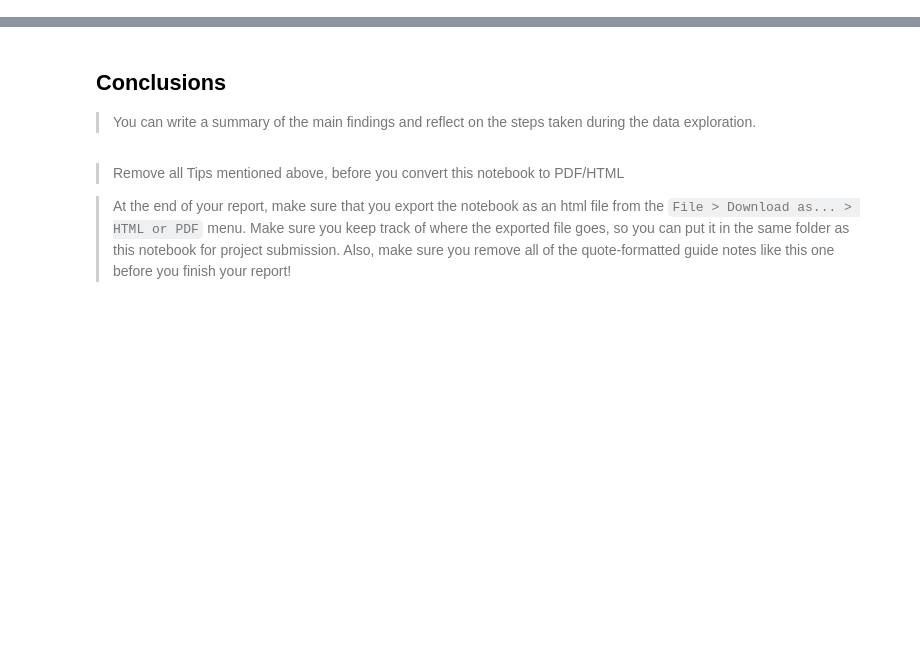
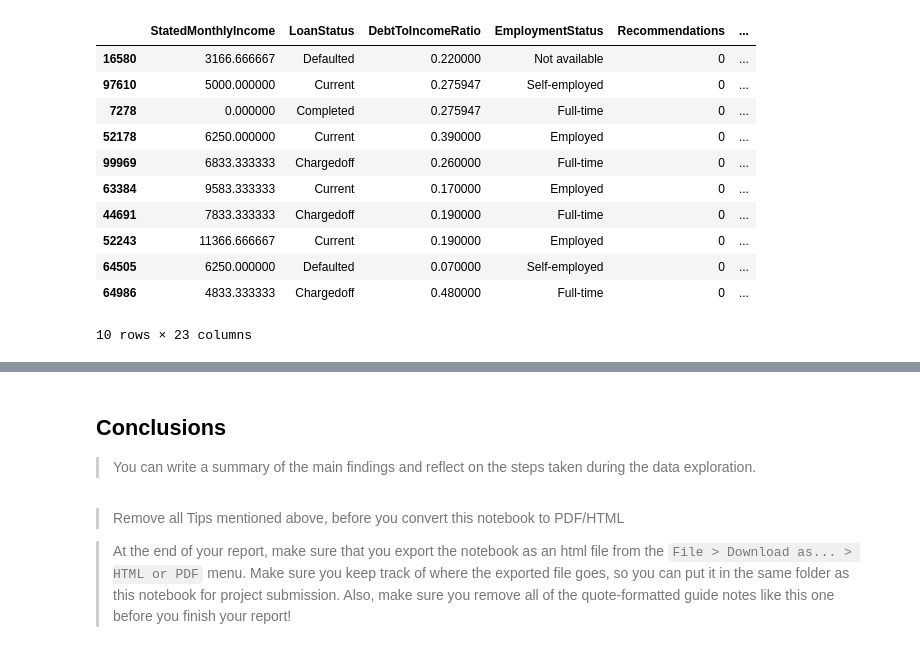
Before and after one commit to andisiambuku/Loans-Analysis-Project, a Jupyter notebook: Part_I_exploration_template.ipynb, the cells around one changed output, grey strips where cells are left out. Saved outputs shown, nothing was run; the diff lists cells and outputs as text; code cells hidden in the pictures; blank space fills up the shorter version.

```diff
--- a/Part_I_exploration_template.ipynb
+++ b/Part_I_exploration_template.ipynb
@@ -518,0 +129,21 @@ The borrower APR decreases with the increase of borrowing term for people with H
+# %%
+#filling in the missing values in EmploymentStatus with unknown
+df_loans.EmploymentStatus = df_loans.EmploymentStatus.fillna('Unknown')
+# %%
+#Replacing the null values in ProsperScore with the mode
+df_loans.ProsperScore = df_loans.ProsperScore.fillna(df_loans.ProsperScore.mode()[0])
+# %%
+#Replacing the missing values in the columns below with median values since the data distribution is skewed to the right
+df_loans[['CurrentDelinquencies','TotalInquiries','InquiriesLast6Months','CurrentCreditLines','OpenCreditLines','AmountDelinquent','DelinquenciesLast7Years','BankcardUtilization','RevolvingCreditBalance']] = df_loans[['CurrentDelinquencies','TotalInquiries','InquiriesLast6Months','CurrentCreditLines','OpenCreditLines','AmountDelinquent','DelinquenciesLast7Years','BankcardUtilization','RevolvingCreditBalance']].fillna(df_loans[['CurrentDelinquencies','TotalInquiries','InquiriesLast6Months','CurrentCreditLines','OpenCreditLines','AmountDelinquent','DelinquenciesLast7Years','BankcardUtilization','RevolvingCreditBalance']].median())
+# %%
+#Converting the necessary columns to int datatypes
+df_loans.DelinquenciesLast7Years = df_loans.DelinquenciesLast7Years.astype('Int64')
+df_loans.AmountDelinquent = df_loans.AmountDelinquent.astype('Int64')
+df_loans.ProsperScore = df_loans.ProsperScore.astype('Int64')
+df_loans.CurrentDelinquencies = df_loans.CurrentDelinquencies.astype('Int64')
+df_loans.RevolvingCreditBalance = df_loans.RevolvingCreditBalance.astype('Int64')
+df_loans.OpenRevolvingMonthlyPayment = df_loans.OpenRevolvingMonthlyPayment.astype('Int64')
+df_loans. CurrentCreditLines= df_loans.CurrentCreditLines.astype('Int64')
+df_loans.OpenCreditLines = df_loans.OpenCreditLines.astype('Int64')
+df_loans.InquiriesLast6Months= df_loans.InquiriesLast6Months.astype('Int64')
+df_loans.TotalInquiries = df_loans.TotalInquiries.astype('Int64')
@@ -518,0 +171,15 @@ The borrower APR decreases with the increase of borrowing term for people with H
+# %%
+df_loans.sample(10)
+# %% [output]
+|  | StatedMonthlyIncome | LoanStatus | DebtToIncomeRatio | EmploymentStatus | Recommendations | ... |
+| 16580 | 3166.666667 | Defaulted | 0.220000 | Not available | 0 | ... |
+| 97610 | 5000.000000 | Current | 0.275947 | Self-employed | 0 | ... |
+| 7278 | 0.000000 | Completed | 0.275947 | Full-time | 0 | ... |
+| 52178 | 6250.000000 | Current | 0.390000 | Employed | 0 | ... |
+| 99969 | 6833.333333 | Chargedoff | 0.260000 | Full-time | 0 | ... |
+| 63384 | 9583.333333 | Current | 0.170000 | Employed | 0 | ... |
+| 44691 | 7833.333333 | Chargedoff | 0.190000 | Full-time | 0 | ... |
+| 52243 | 11366.666667 | Current | 0.190000 | Employed | 0 | ... |
+| 64505 | 6250.000000 | Defaulted | 0.070000 | Self-employed | 0 | ... |
+| 64986 | 4833.333333 | Chargedoff | 0.480000 | Full-time | 0 | ... |
+10 rows × 23 columns
```
Also changed, not shown: parts of 92 cells of this notebook, 4 other files.
